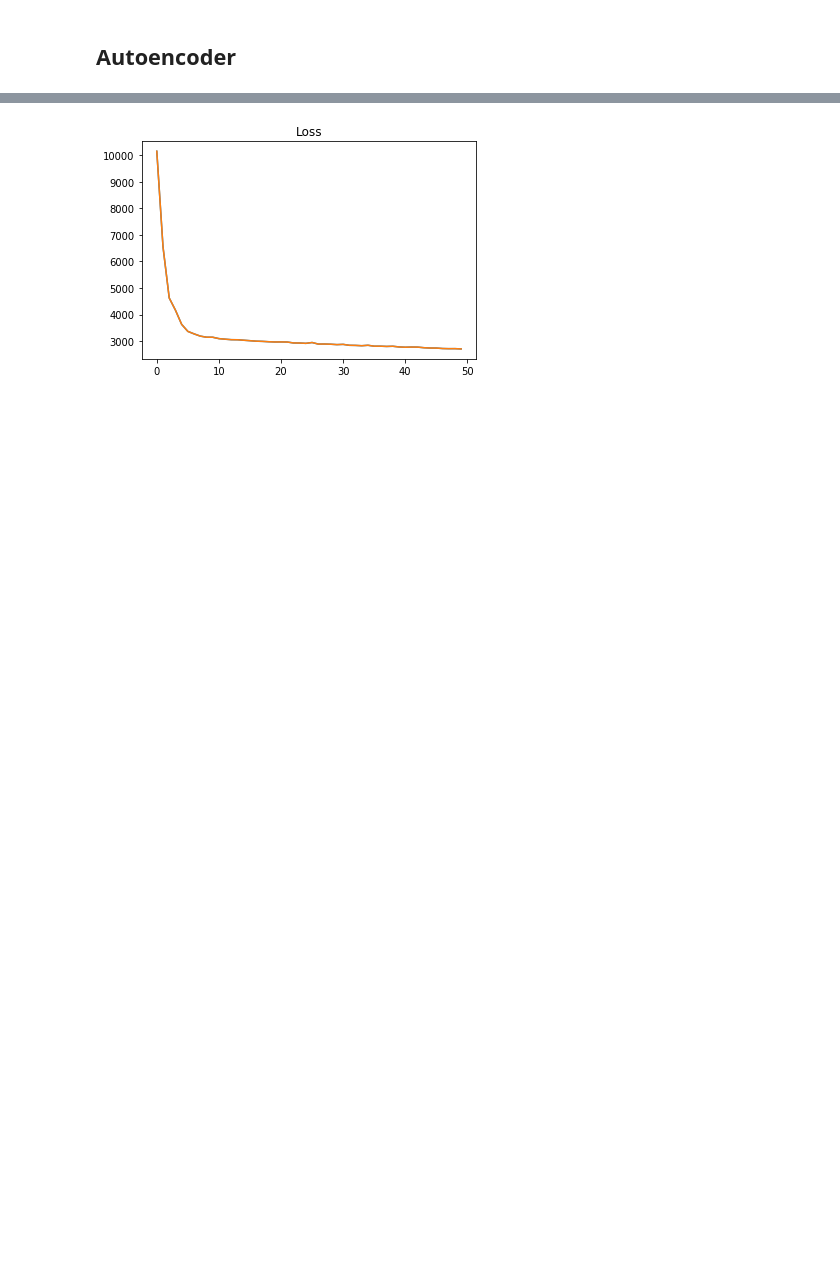
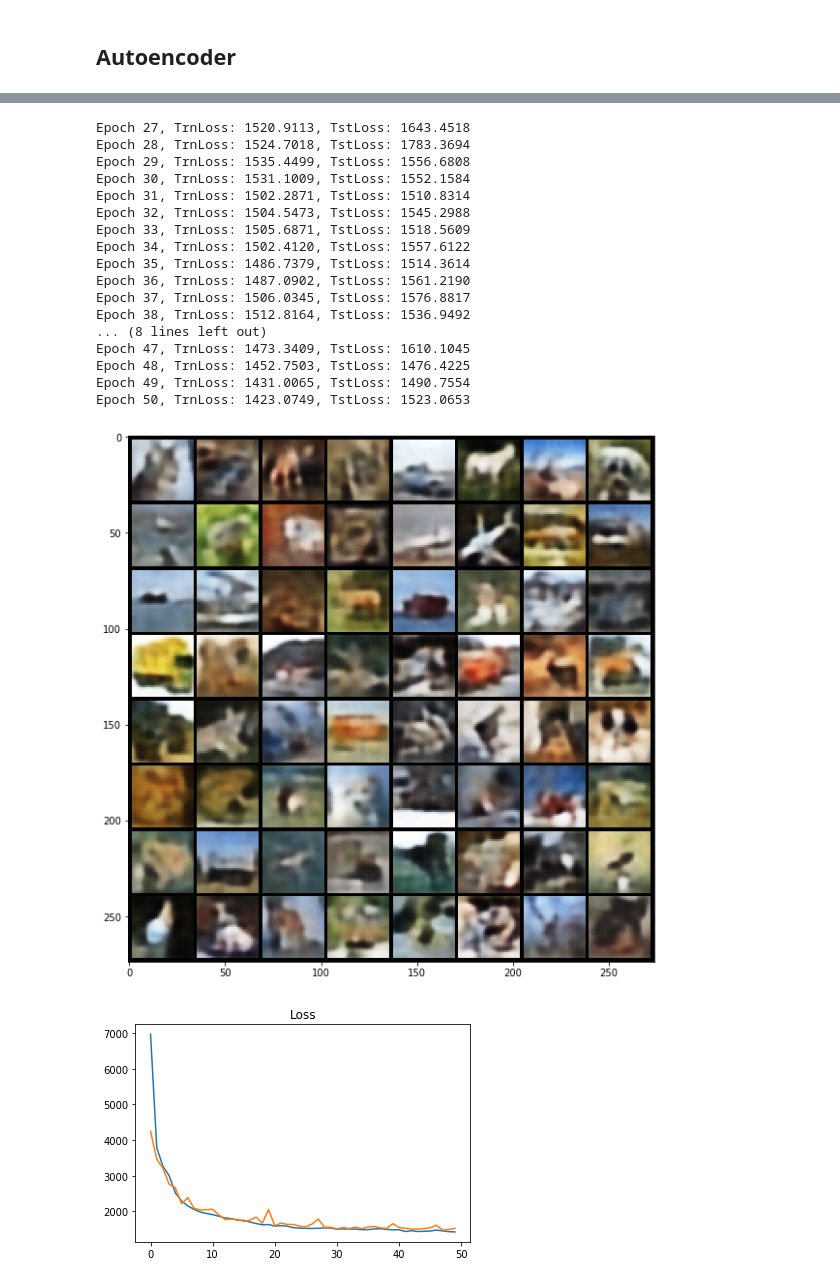
Before and after one commit to bfortuner/learning_data_aug, a Jupyter notebook: LearnDataAug.ipynb, the cells around one changed output, grey strips where cells are left out. Cells and saved outputs as stored; diff of their text form; code cells hidden in the pictures; blank space fills up the shorter version.

Commit message:
Updated models and added ability ot inject VAE augmentation into CNN training loop

```diff
--- a/LearnDataAug.ipynb
+++ b/LearnDataAug.ipynb
@@ -31,9 +39,12 @@ Files already downloaded and verified
 # %%
 model = cnn.CNN(in_shape=(3,32,32), n_classes=10).cuda()
 # %%
-optimizer = torch.optim.Adam(model.parameters(), lr=1e-3, weight_decay=1e-5)
+epochs = 20
+iters = epochs * len(trn_loader)
+optimizer = torch.optim.Adam(model.parameters(), lr=1e-3, weight_decay=5e-4)
 criterion = nn.CrossEntropyLoss()
-trainer = cnn.Trainer()
+lr_adjuster = torch.optim.lr_scheduler.ExponentialLR(optimizer, gamma=0.999)
+trainer = cnn.Trainer(optimizer, lr_adjuster)
 # %%
-trainer.run(model, trn_loader, tst_loader, criterion, optimizer, epochs=10)
+trainer.run(model, trn_loader, tst_loader, criterion, epochs)
 # %% [output]
@@ -124,9 +111,10 @@ Epoch 50 Loss: 0.0059
 # %%
-model = vae.VAE(in_shape=(3,32,32), n_latent=20).cuda()
+model = vae.VAE(in_shape=(3,32,32), n_latent=100).cuda()
 # %%
 criterion = nn.MSELoss(size_average=False)
-optimizer = torch.optim.Adam(model.parameters(), lr=1e-3, weight_decay=1e-5)
+optimizer = torch.optim.Adam(model.parameters(), lr=1e-3, weight_decay=5e-4)
 # %%
-losses = vae.run(model, trn_loader, criterion, optimizer, epochs=50)
-utils.plot_metric(losses, losses, 'Loss')
+losses = vae.run(model, trn_loader, tst_loader, criterion,
+                 optimizer, epochs=50, plot_interval=25)
+utils.plot_metric(losses['trn'], losses['tst'], 'Loss')
 # %% [output]
@@ -153 +141,19 @@ Epoch 50 Loss: 2705.8699
+Epoch 27, TrnLoss: 1520.9113, TstLoss: 1643.4518
+Epoch 28, TrnLoss: 1524.7018, TstLoss: 1783.3694
+Epoch 29, TrnLoss: 1535.4499, TstLoss: 1556.6808
+Epoch 30, TrnLoss: 1531.1009, TstLoss: 1552.1584
+Epoch 31, TrnLoss: 1502.2871, TstLoss: 1510.8314
+Epoch 32, TrnLoss: 1504.5473, TstLoss: 1545.2988
+Epoch 33, TrnLoss: 1505.6871, TstLoss: 1518.5609
+Epoch 34, TrnLoss: 1502.4120, TstLoss: 1557.6122
+Epoch 35, TrnLoss: 1486.7379, TstLoss: 1514.3614
+Epoch 36, TrnLoss: 1487.0902, TstLoss: 1561.2190
+Epoch 37, TrnLoss: 1506.0345, TstLoss: 1576.8817
+Epoch 38, TrnLoss: 1512.8164, TstLoss: 1536.9492
+... (8 lines left out)
+Epoch 47, TrnLoss: 1473.3409, TstLoss: 1610.1045
+Epoch 48, TrnLoss: 1452.7503, TstLoss: 1476.4225
+Epoch 49, TrnLoss: 1431.0065, TstLoss: 1490.7554
+Epoch 50, TrnLoss: 1423.0749, TstLoss: 1523.0653
-[figure, old version]
+[figure, new version]
+[figure, added]
```
Also changed, not shown: parts of 21 cells of this notebook, 5 other files.
